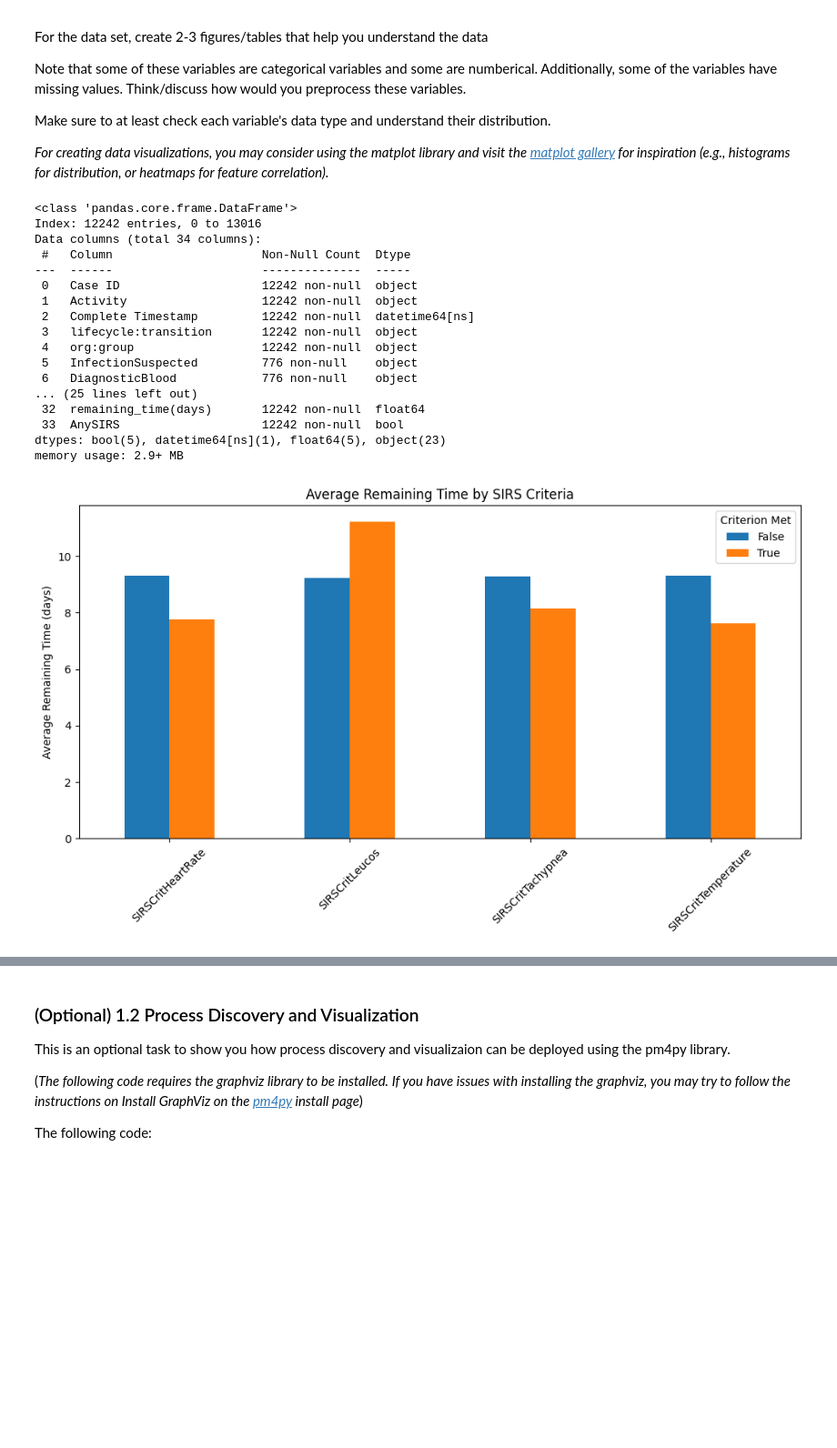
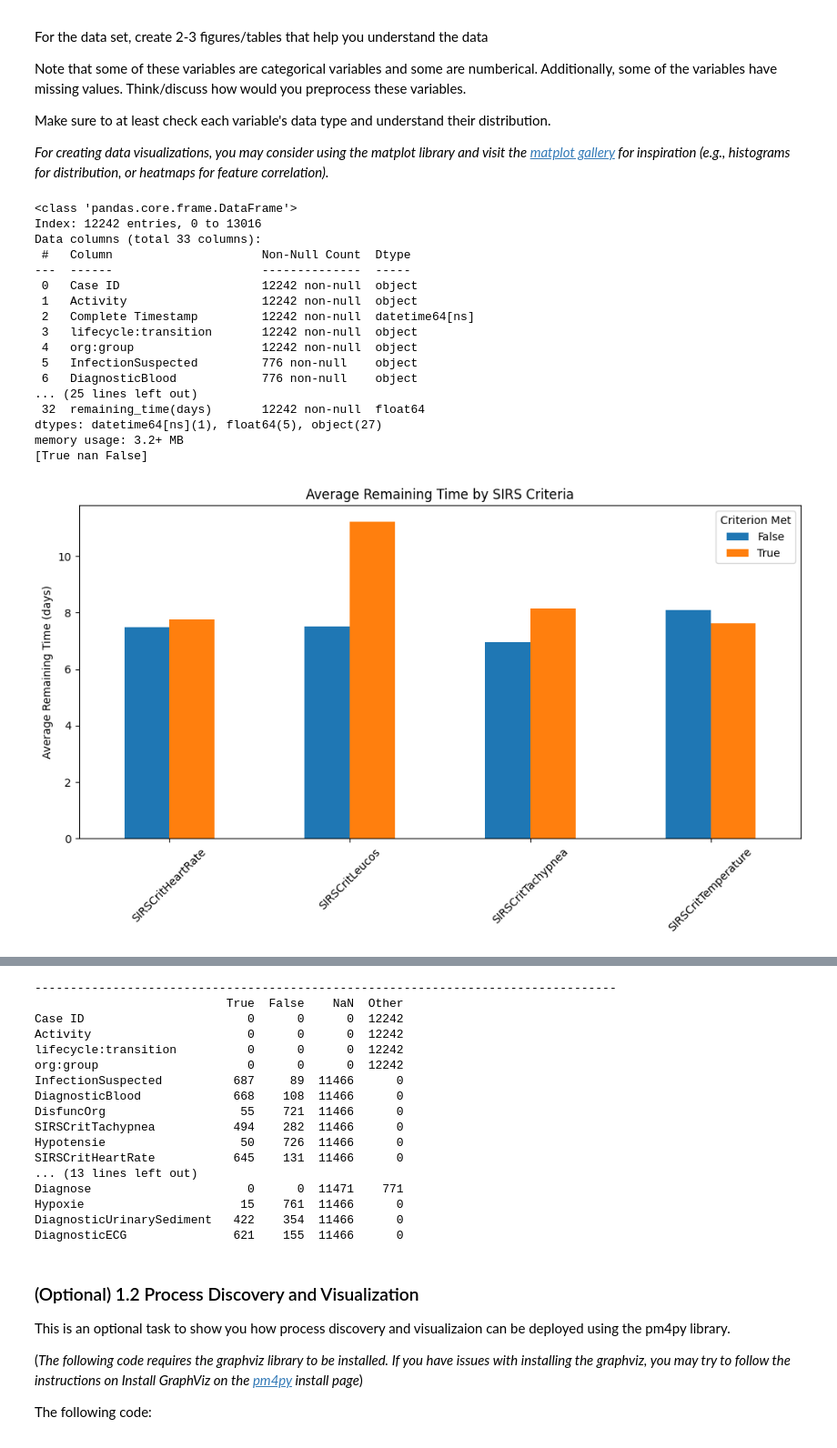
Before and after one commit to smichaelino/APML-Assignment-1, a Jupyter notebook: assignment-2/Assignment 2.ipynb, the cells around one changed output, grey strips where cells are left out. Shown at 91% size. Cells and saved outputs as stored; diff of their text form; code cells hidden in the pictures; blank space fills up the shorter version.

```diff
--- a/assignment-2/Assignment 2.ipynb
+++ b/assignment-2/Assignment 2.ipynb
@@ -137,9 +137,11 @@ Make sure to at least check each variable's data type and understand their distr
 # import packages
 import matplotlib.pyplot as plt
 import seaborn as sns
+from scipy.stats import chi2_contingency # are we allowed to use this?
 
 # TODO: plot figure(s)
 df.info()          # overview of types and missing values
+print(df['DiagnosticUrinarySediment'].unique())
 
 # check the present SIRS symptoms against the remaining time
 sirs_columns = [
@@ -169,45 +171,56 @@ df['remaining_time(days)'].hist(bins=30)
 plt.xlabel("Remaining Time (days)")
 plt.ylabel("Number of events")
 plt.title("Distribution of Remaining Time")
 plt.show()
 
 df['Activity'].value_counts().plot(kind='bar')
 plt.title("Number of events per Activity")
 plt.show()
 
 num_df = df.select_dtypes(include='number')
 
+# numerical correlation
 plt.figure(figsize=(10,8))
 sns.heatmap(num_df.corr(), annot=True, fmt=".2f")
 plt.title("Correlation between numerical features")
 plt.show()
 
-plt.figure(figsize=(12,6))
-sns.boxplot(x='org:group', y='remaining_time(days)', data=df)
-plt.ylabel("Remaining Time (days)")
-plt.xlabel("Organizational Group")
-plt.title("Remaining Time per org:group")
-plt.tight_layout()
-plt.show()
+
+categorical_cols = df.select_dtypes(include='object').columns
+summary = pd.DataFrame(columns=['True', 'False', 'NaN', 'Other'])
+
+for col in categorical_cols:
+    counts = df[col].value_counts(dropna=False)
+    summary.loc[col, 'True'] = counts.get(True, 0)
+    summary.loc[col, 'False'] = counts.get(False, 0)
+    summary.loc[col, 'NaN'] = counts.get(pd.NA, counts.get(float('nan'), 0))
+
+    # Everything else = total minus True, False, and NaN
+    total = len(df[col])
+    summary.loc[col, 'Other'] = total - summary.loc[col, 'True'] - summary.loc[col, 'False'] - summary.loc[col, 'NaN']
+
+summary = summary.astype(int)
+print('----------------------------------------------------------------------------------')
+print(summary)
 # %% [output]
 <class 'pandas.core.frame.DataFrame'>
 Index: 12242 entries, 0 to 13016
-Data columns (total 34 columns):
+Data columns (total 33 columns):
  #   Column                     Non-Null Count  Dtype
 ---  ------                     --------------  -----
  0   Case ID                    12242 non-null  object
  1   Activity                   12242 non-null  object
  2   Complete Timestamp         12242 non-null  datetime64[ns]
  3   lifecycle:transition       12242 non-null  object
  4   org:group                  12242 non-null  object
  5   InfectionSuspected         776 non-null    object
  6   DiagnosticBlood            776 non-null    object
 ... (25 lines left out)
  32  remaining_time(days)       12242 non-null  float64
- 33  AnySIRS                    12242 non-null  bool
-dtypes: bool(5), datetime64[ns](1), float64(5), object(23)
-memory usage: 2.9+ MB
+dtypes: datetime64[ns](1), float64(5), object(27)
+memory usage: 3.2+ MB
+[True nan False]
-[figure, old version]
+[figure, new version]
 [figure]
 [figure]
 [figure]
@@ -215,3 +227,20 @@ memory usage: 2.9+ MB
+----------------------------------------------------------------------------------
+                           True  False    NaN  Other
+Case ID                       0      0      0  12242
+Activity                      0      0      0  12242
+lifecycle:transition          0      0      0  12242
+org:group                     0      0      0  12242
+InfectionSuspected          687     89  11466      0
+DiagnosticBlood             668    108  11466      0
+DisfuncOrg                   55    721  11466      0
+SIRSCritTachypnea           494    282  11466      0
+Hypotensie                   50    726  11466      0
+SIRSCritHeartRate           645    131  11466      0
+... (13 lines left out)
+Diagnose                      0      0  11471    771
+Hypoxie                      15    761  11466      0
+DiagnosticUrinarySediment   422    354  11466      0
+DiagnosticECG               621    155  11466      0
 # %% [markdown]
 ### (Optional) 1.2 Process Discovery and Visualization
 
```
Also changed, not shown: parts of 2 cells of this notebook.
